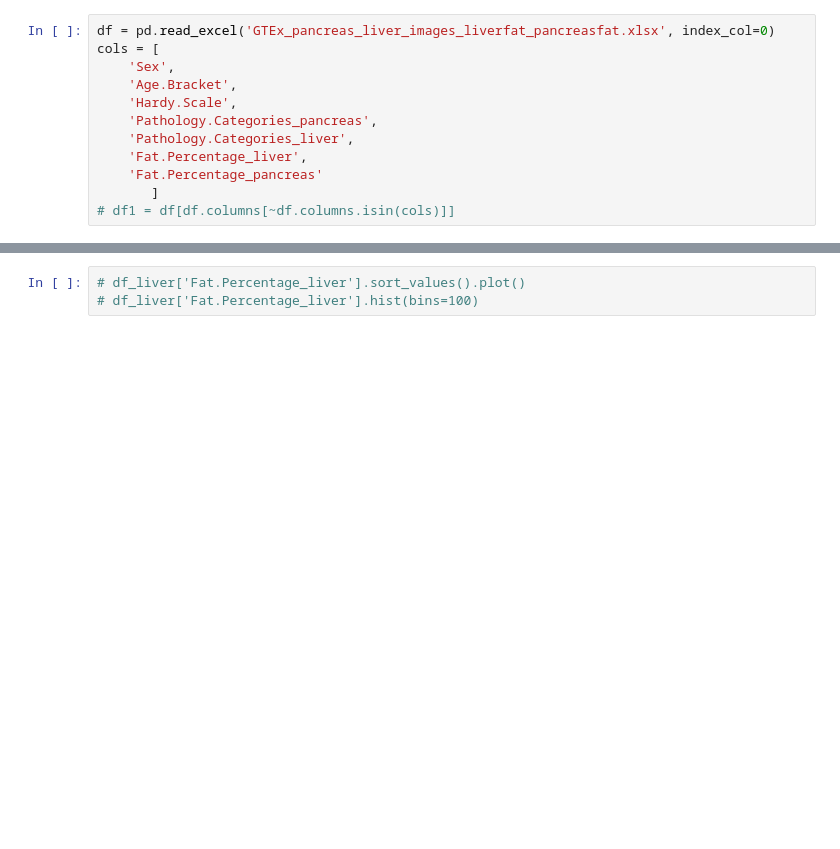
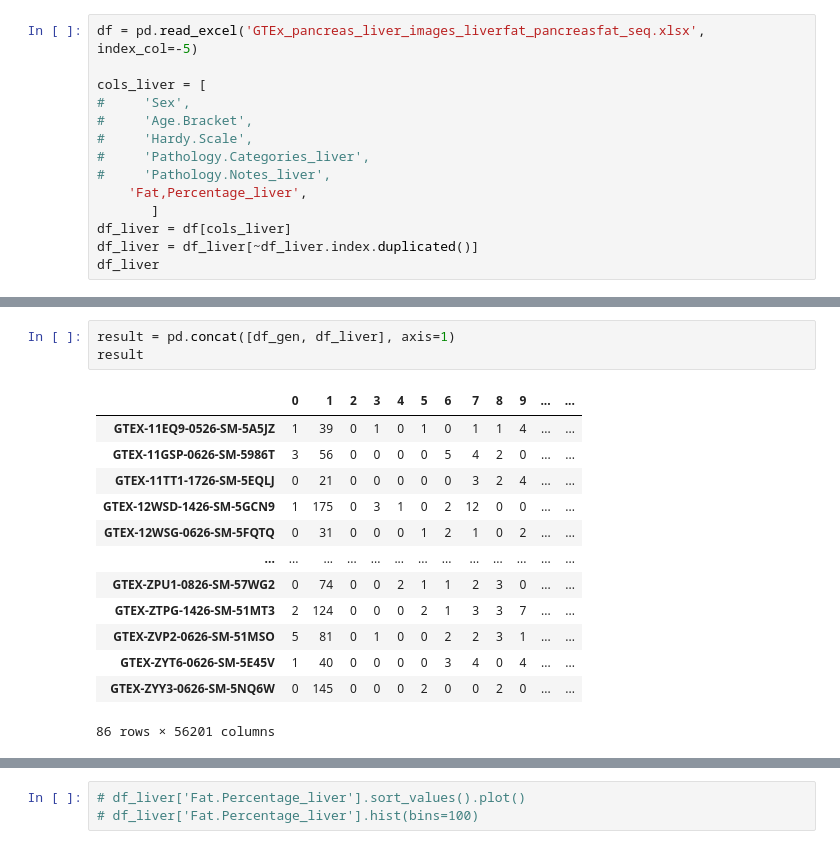
Before and after one commit to TaoyuMei/Bioinformatics_Hackathon_2020, a Jupyter notebook: simons_eda/quick_eda.ipynb, the cells around one changed output, grey strips where cells are left out. Drawn from its saved outputs; the diff is of its cells as text; blank space fills up the shorter version.

```diff
--- a/simons_eda/quick_eda.ipynb
+++ b/simons_eda/quick_eda.ipynb
@@ -11,12 +14,14 @@ import time
 # %%
-df = pd.read_excel('GTEx_pancreas_liver_images_liverfat_pancreasfat.xlsx', index_col=0)
-cols = [
-    'Sex',
-    'Age.Bracket',
-    'Hardy.Scale',
-    'Pathology.Categories_pancreas',
-    'Pathology.Categories_liver',
-    'Fat.Percentage_liver',
-    'Fat.Percentage_pancreas'
+df = pd.read_excel('GTEx_pancreas_liver_images_liverfat_pancreasfat_seq.xlsx', index_col=-5)
+
+cols_liver = [
+#     'Sex',
+#     'Age.Bracket',
+#     'Hardy.Scale',
+#     'Pathology.Categories_liver',
+#     'Pathology.Notes_liver',
+    'Fat,Percentage_liver',
        ]
-# df1 = df[df.columns[~df.columns.isin(cols)]]
+df_liver = df[cols_liver]
+df_liver = df_liver[~df_liver.index.duplicated()]
+df_liver
@@ -33,0 +63,17 @@ df_liver.head()
+# %%
+result = pd.concat([df_gen, df_liver], axis=1)
+result
+# %% [output]
+|  | 0 | 1 | 2 | 3 | 4 | 5 | 6 | 7 | 8 | 9 | ... | ... |
+| GTEX-11EQ9-0526-SM-5A5JZ | 1 | 39 | 0 | 1 | 0 | 1 | 0 | 1 | 1 | 4 | ... | ... |
+| GTEX-11GSP-0626-SM-5986T | 3 | 56 | 0 | 0 | 0 | 0 | 5 | 4 | 2 | 0 | ... | ... |
+| GTEX-11TT1-1726-SM-5EQLJ | 0 | 21 | 0 | 0 | 0 | 0 | 0 | 3 | 2 | 4 | ... | ... |
+| GTEX-12WSD-1426-SM-5GCN9 | 1 | 175 | 0 | 3 | 1 | 0 | 2 | 12 | 0 | 0 | ... | ... |
+| GTEX-12WSG-0626-SM-5FQTQ | 0 | 31 | 0 | 0 | 0 | 1 | 2 | 1 | 0 | 2 | ... | ... |
+| ... | ... | ... | ... | ... | ... | ... | ... | ... | ... | ... | ... | ... |
+| GTEX-ZPU1-0826-SM-57WG2 | 0 | 74 | 0 | 0 | 2 | 1 | 1 | 2 | 3 | 0 | ... | ... |
+| GTEX-ZTPG-1426-SM-51MT3 | 2 | 124 | 0 | 0 | 0 | 2 | 1 | 3 | 3 | 7 | ... | ... |
+| GTEX-ZVP2-0626-SM-51MSO | 5 | 81 | 0 | 1 | 0 | 0 | 2 | 2 | 3 | 1 | ... | ... |
+| GTEX-ZYT6-0626-SM-5E45V | 1 | 40 | 0 | 0 | 0 | 0 | 3 | 4 | 0 | 4 | ... | ... |
+| GTEX-ZYY3-0626-SM-5NQ6W | 0 | 145 | 0 | 0 | 0 | 2 | 0 | 0 | 2 | 0 | ... | ... |
+86 rows × 56201 columns
```
Also changed, not shown: parts of 34 cells of this notebook, 9 other files.
